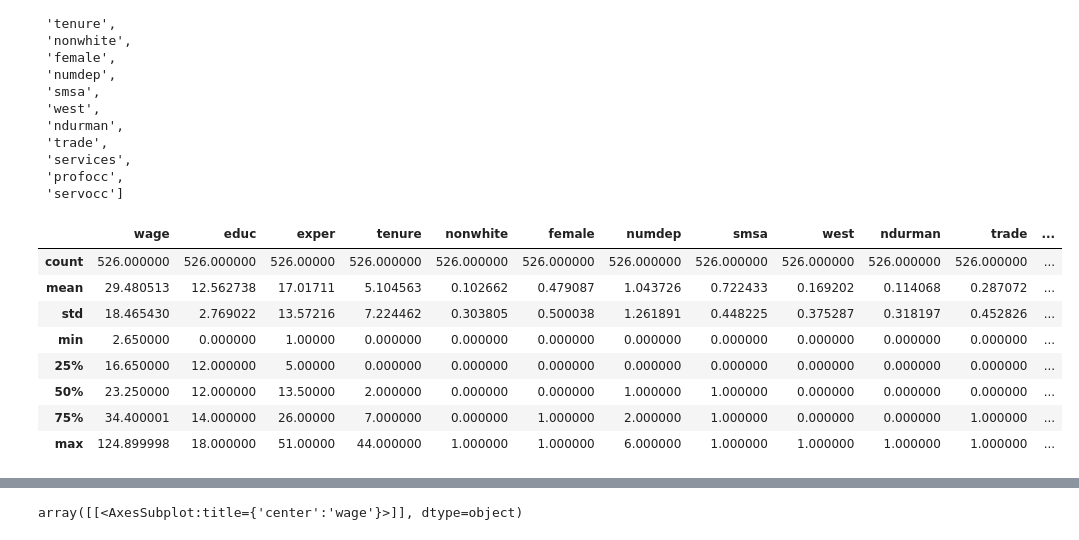
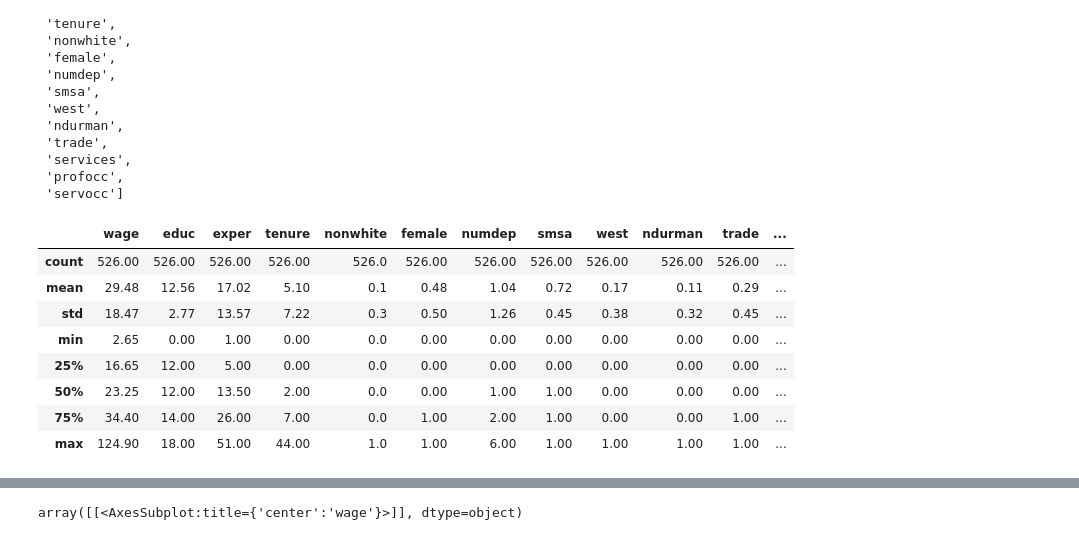
Before and after one commit to phrkyt/ImperialMBA_Regression, a Jupyter notebook: linear_regression.ipynb, the cells around one changed output, grey strips where cells are left out. Saved outputs shown, nothing was run; the diff lists cells and outputs as text; code cells hidden in the pictures.

```diff
--- a/linear_regression.ipynb
+++ b/linear_regression.ipynb
@@ -64,15 +67,15 @@ wagesraw.columns.values.tolist()
 # %%
 desc = pd.DataFrame(wagesraw.describe())
 #desc.to_csv('desc.csv')
-desc
+desc.round(decimals=2)
 # %% [output]
 |  | wage | educ | exper | tenure | nonwhite | female | numdep | smsa | west | ndurman | trade | ... |
-| count | 526.000000 | 526.000000 | 526.00000 | 526.000000 | 526.000000 | 526.000000 | 526.000000 | 526.000000 | 526.000000 | 526.000000 | 526.000000 | ... |
-| mean | 29.480513 | 12.562738 | 17.01711 | 5.104563 | 0.102662 | 0.479087 | 1.043726 | 0.722433 | 0.169202 | 0.114068 | 0.287072 | ... |
-| std | 18.465430 | 2.769022 | 13.57216 | 7.224462 | 0.303805 | 0.500038 | 1.261891 | 0.448225 | 0.375287 | 0.318197 | 0.452826 | ... |
-| min | 2.650000 | 0.000000 | 1.00000 | 0.000000 | 0.000000 | 0.000000 | 0.000000 | 0.000000 | 0.000000 | 0.000000 | 0.000000 | ... |
-| 25% | 16.650000 | 12.000000 | 5.00000 | 0.000000 | 0.000000 | 0.000000 | 0.000000 | 0.000000 | 0.000000 | 0.000000 | 0.000000 | ... |
-| 50% | 23.250000 | 12.000000 | 13.50000 | 2.000000 | 0.000000 | 0.000000 | 1.000000 | 1.000000 | 0.000000 | 0.000000 | 0.000000 | ... |
-| 75% | 34.400001 | 14.000000 | 26.00000 | 7.000000 | 0.000000 | 1.000000 | 2.000000 | 1.000000 | 0.000000 | 0.000000 | 1.000000 | ... |
-| max | 124.899998 | 18.000000 | 51.00000 | 44.000000 | 1.000000 | 1.000000 | 6.000000 | 1.000000 | 1.000000 | 1.000000 | 1.000000 | ... |
+| count | 526.00 | 526.00 | 526.00 | 526.00 | 526.0 | 526.00 | 526.00 | 526.00 | 526.00 | 526.00 | 526.00 | ... |
+| mean | 29.48 | 12.56 | 17.02 | 5.10 | 0.1 | 0.48 | 1.04 | 0.72 | 0.17 | 0.11 | 0.29 | ... |
+| std | 18.47 | 2.77 | 13.57 | 7.22 | 0.3 | 0.50 | 1.26 | 0.45 | 0.38 | 0.32 | 0.45 | ... |
+| min | 2.65 | 0.00 | 1.00 | 0.00 | 0.0 | 0.00 | 0.00 | 0.00 | 0.00 | 0.00 | 0.00 | ... |
+| 25% | 16.65 | 12.00 | 5.00 | 0.00 | 0.0 | 0.00 | 0.00 | 0.00 | 0.00 | 0.00 | 0.00 | ... |
+| 50% | 23.25 | 12.00 | 13.50 | 2.00 | 0.0 | 0.00 | 1.00 | 1.00 | 0.00 | 0.00 | 0.00 | ... |
+| 75% | 34.40 | 14.00 | 26.00 | 7.00 | 0.0 | 1.00 | 2.00 | 1.00 | 0.00 | 0.00 | 1.00 | ... |
+| max | 124.90 | 18.00 | 51.00 | 44.00 | 1.0 | 1.00 | 6.00 | 1.00 | 1.00 | 1.00 | 1.00 | ... |
 # %%
```
Also changed, not shown: parts of 45 cells of this notebook.
